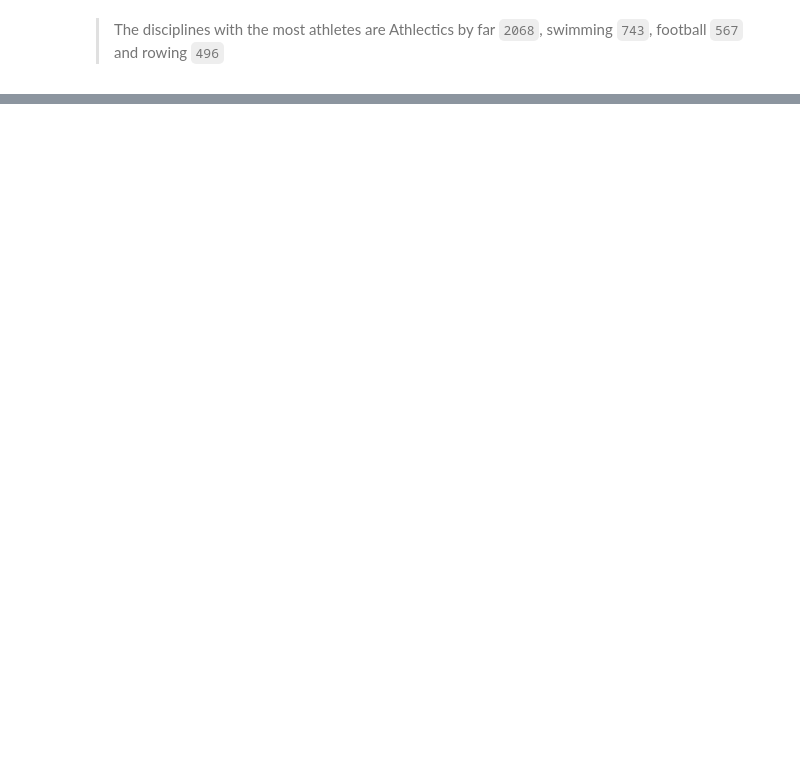
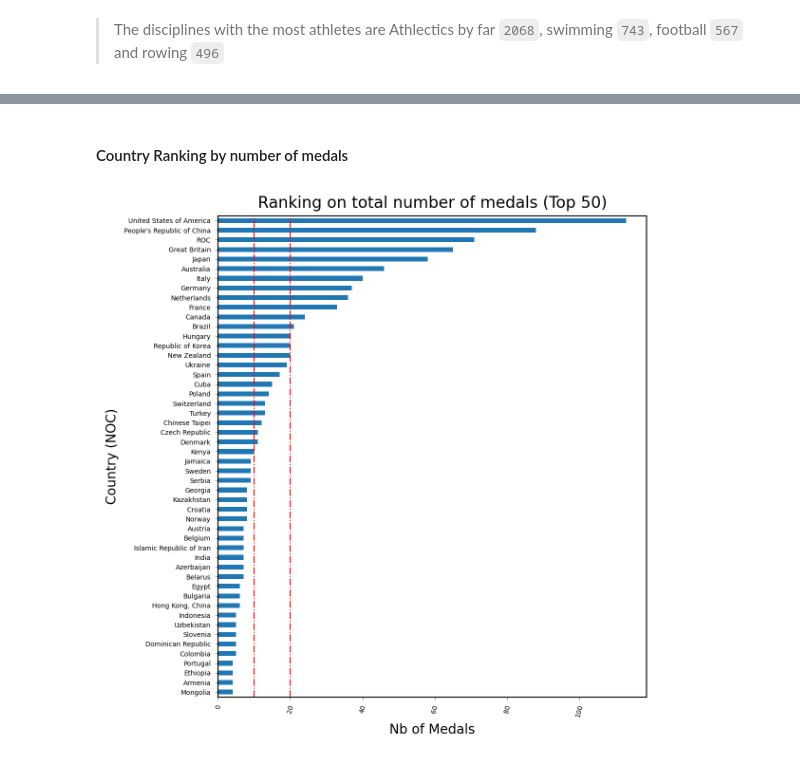
Before and after one commit to levisantn/olympics_tokyo, a Jupyter notebook: olympics_tokyo.ipynb, the cells around one changed output, grey strips where cells are left out. Cells and saved outputs as stored; diff of their text form; code cells hidden in the pictures; blank space fills up the shorter version.

```diff
--- a/olympics_tokyo.ipynb
+++ b/olympics_tokyo.ipynb
@@ -535,0 +690,39 @@ plt.show()
+# %% [markdown]
+#### Country Ranking by number of medals
+# %%
+# sort on Total number of medals
+df_medals.sort_values(by=['Total'], ascending=False, inplace=True)
+# get the 50 first country
+medals_count_top_50_country = df_medals.head(50)
+# reverse df to show us in top
+medals_count_top_50_country = medals_count_top_50_country[::-1]
+
+# bar plot ranking on Total number of medals
+fig, ax = plt.subplots(figsize=(6, 6))
+
+# Create the bar plot
+g = medals_count_top_50_country.plot(x='Team/NOC', y='Total', kind='barh', ax=ax, legend=False)
+
+g.tick_params(labelsize=5, width=0.25, length=2)
+
+# Add a horizontal line at y=20
+plt.axvline(x=20, color='r', linestyle='-.', linewidth=0.8)
+plt.axvline(x=10, color='r', linestyle='-.', linewidth=0.8)
+
+# rotate discipline labels for better readability
+plt.xticks(rotation=75)
+
+# set axis labels and title
+g.set_ylabel('Country (NOC)')
+g.set_xlabel('Nb of Medals')
+# set title and legend
+plt.title('Ranking on total number of medals (Top 50)')
+
+# add legend
+g.legend().set_visible(False)
+
+plt.tight_layout()
+
+plt.show()
+# %% [output]
+[figure, added]
```
Also changed, not shown: parts of 19 cells of this notebook.
